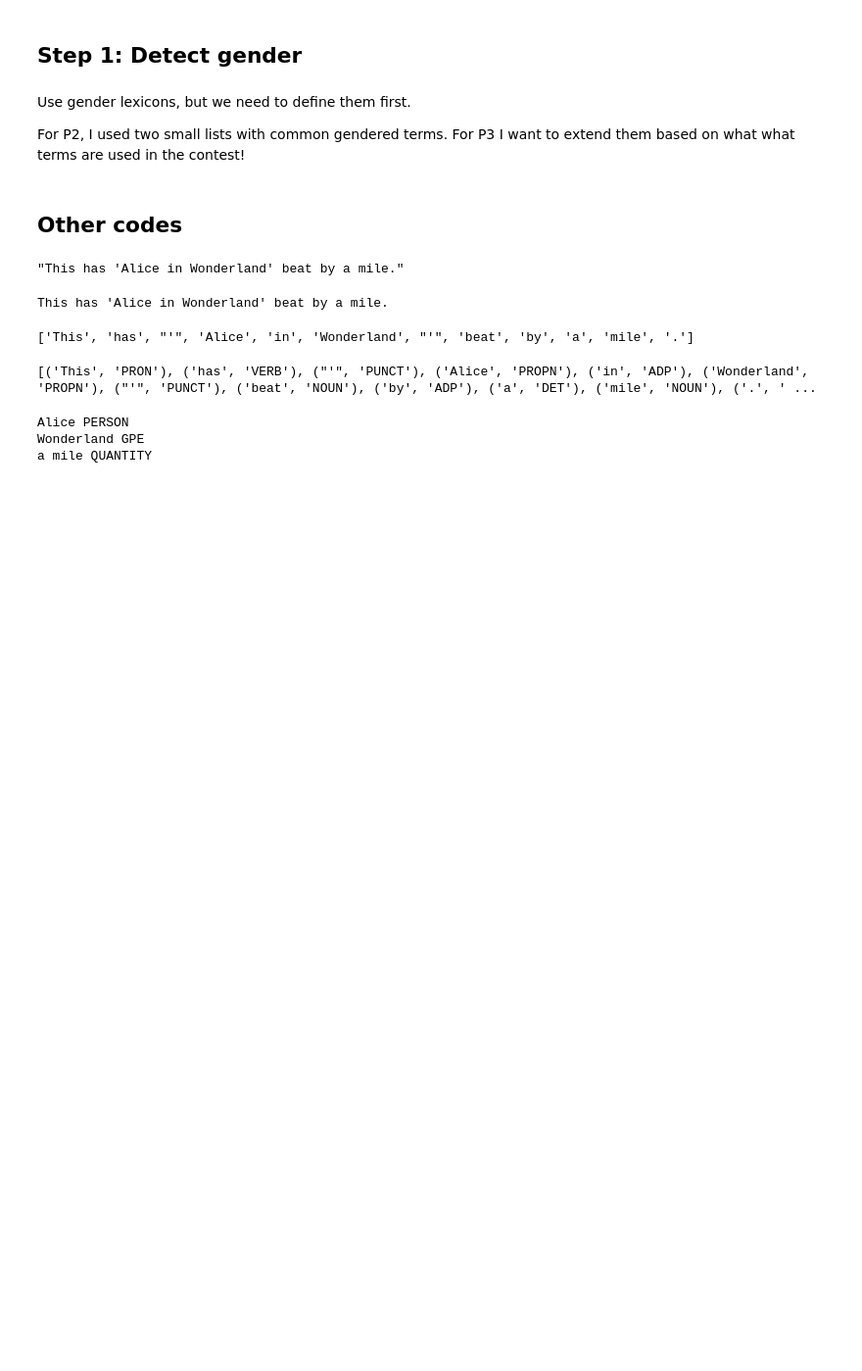
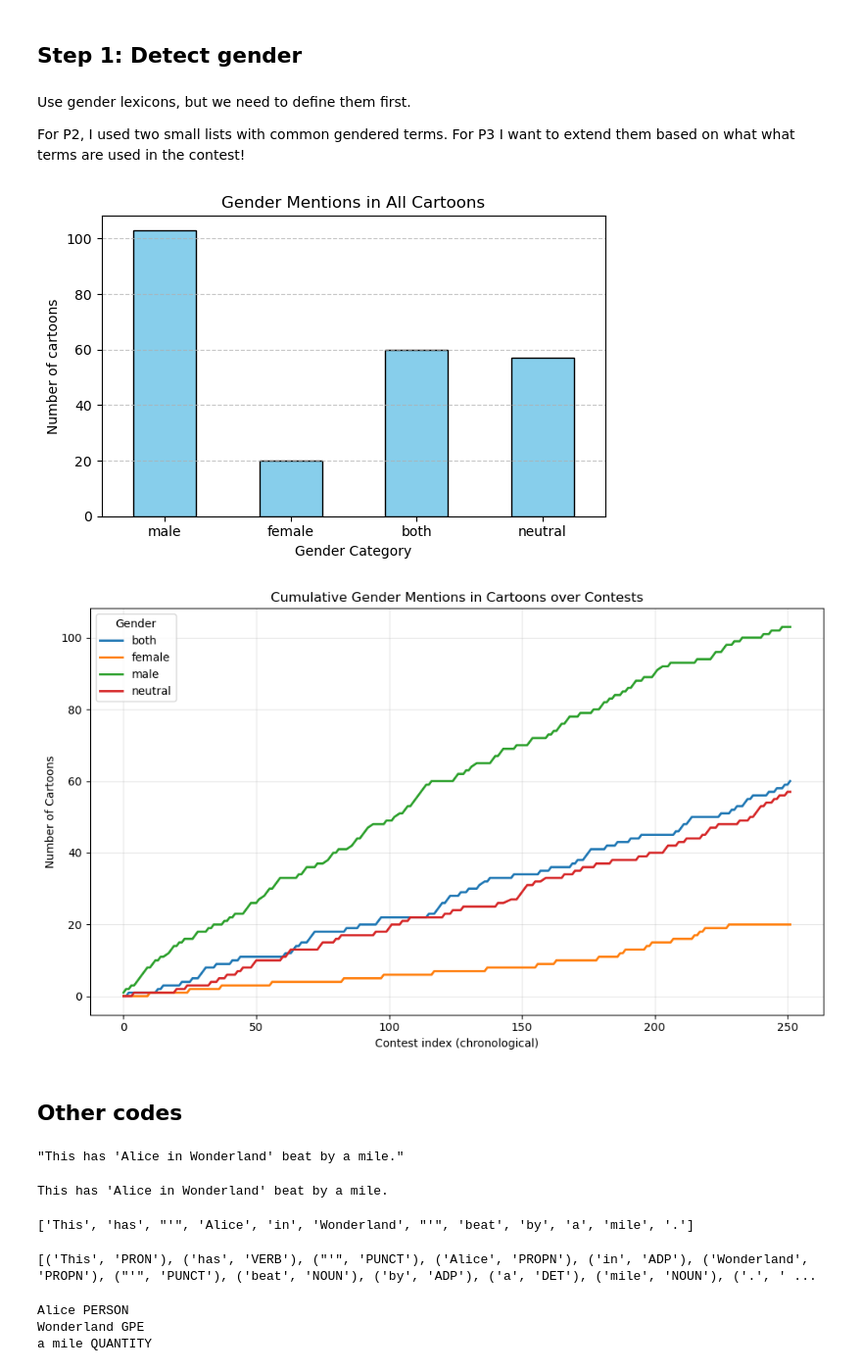
Before and after one commit to epfl-ada/ada-2025-project-adacore42, a Jupyter notebook: _Other/amelie_analysis/gender_rolesV2.ipynb, the cells around one changed output. Shown at 98% size. Drawn from its saved outputs; the diff is of its cells as text; code cells hidden in the pictures; blank space fills up the shorter version.

Commit message:
update gender analysis

```diff
--- a/_Other/amelie_analysis/gender_rolesV2.ipynb
+++ b/_Other/amelie_analysis/gender_rolesV2.ipynb
@@ -149,2 +104,4 @@ Name: caption, Length: 6228, dtype: object
+# %%
+ga = GenderAnalysis()
 # %% [markdown]
 ## Step 0: Augment the gendered lists
@@ -154,6 +117,45 @@ Name: caption, Length: 6228, dtype: object
 Use gender lexicons, but we need to define them first.
 
 For P2, I used two small lists with common gendered terms. For P3 I want to extend them based on what what terms are used in the contest!
+# %%
+# detect gender in the cartoon descriptions
+dataC0 = dataC_removed.copy(deep=True)
+dataC1 = ga.get_metadata(dataC0)
+# %%
+# How often men/women appear in a cartoon ?
+
+# Overall distribution of gender over all the cartoons.
+gender_image = dataC1['gender_mention']
+
+# Count frequency
+gender_counts = gender_image.value_counts().sort_index()
+
+# Plot Overall counts
+ga.plot_overall_counts(
+    gender_counts,
+    title="Gender Mentions in All Cartoons",
+    xlabel="Gender Category",
+    ylabel="Number of cartoons"
+)
+
+# Evolution over time
+df = pd.DataFrame({"contest_index": range(0, len(dataC1)),
+                   "gender_mention": dataC1['gender_mention']})
+
+# Count mentions per contest (here each row = one contest)
+counts = pd.get_dummies(df["gender_mention"]).cumsum()
+
+# Plot cumulative counts
+ga.plot_cumulative_mentions(
+    counts,
+    title="Cumulative Gender Mentions in Cartoons over Contests",
+    xlabel="Contest index (chronological)",
+    ylabel="Number of Cartoons",
+    legend_title="Gender"
+)
+# %% [output]
+[figure, added]
+[figure, added]
 # %%
 # load nlp from spacy
 nlp = spacy.load("en_core_web_sm")
```
Also changed, not shown: parts of 8 cells of this notebook, 2 other files.
